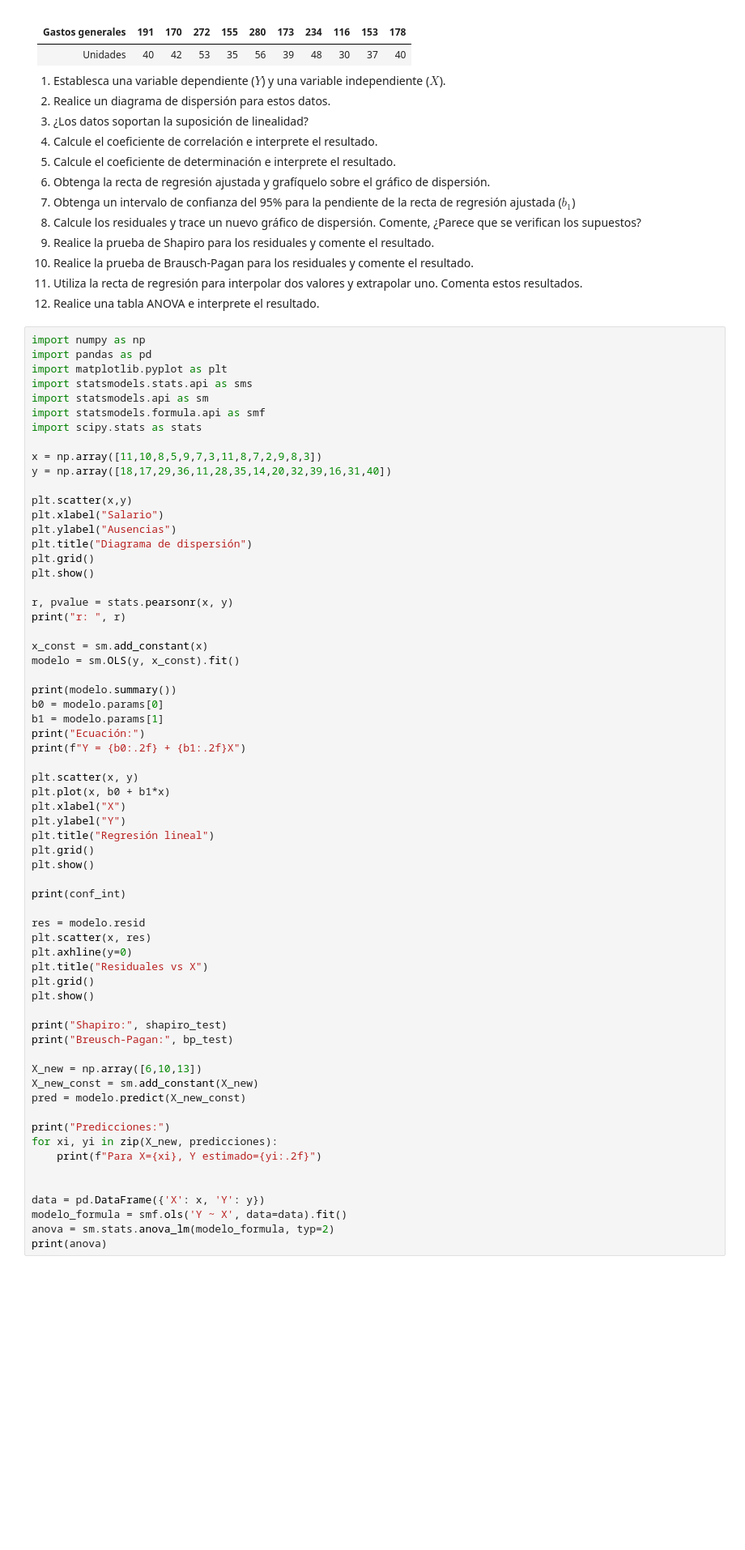
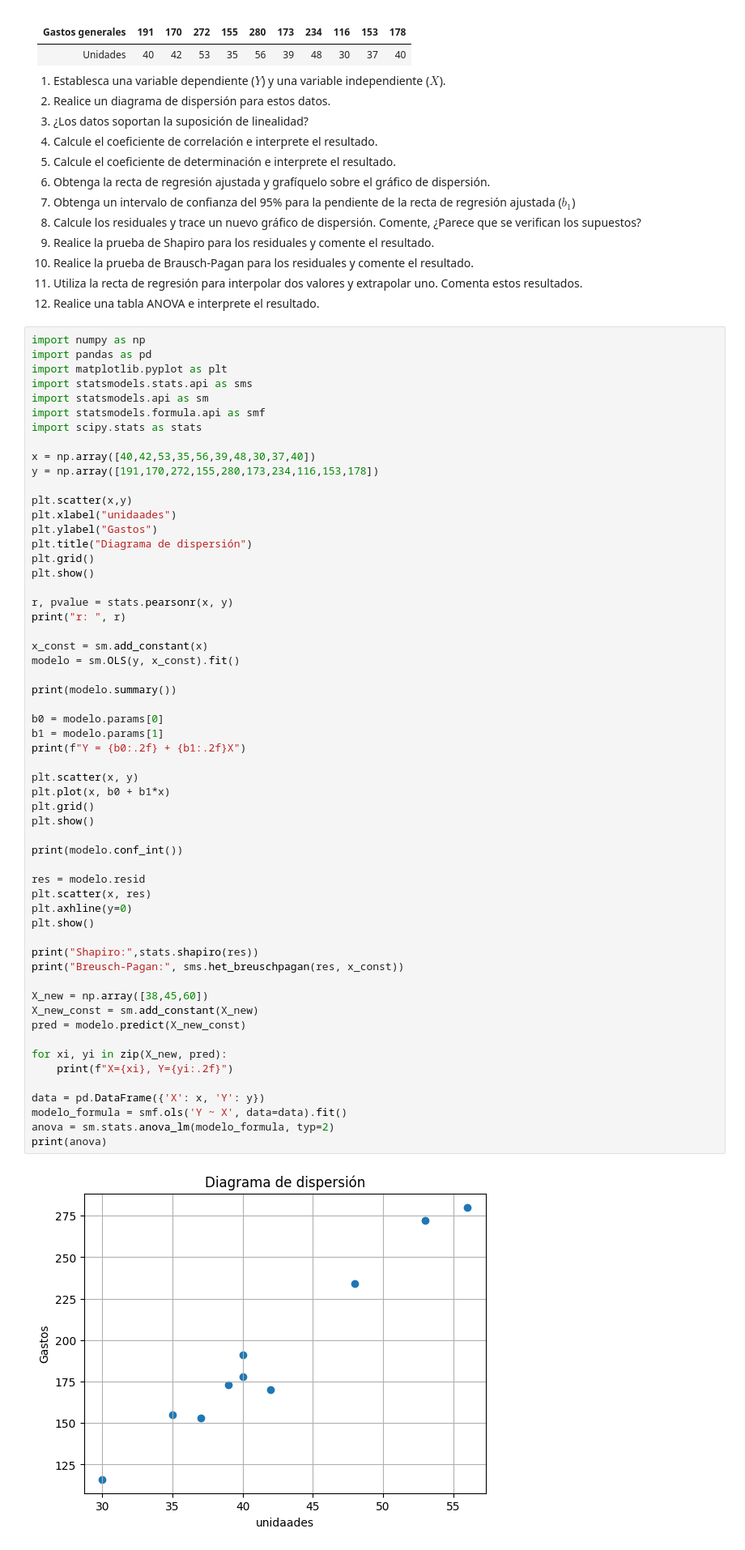
Before and after one commit to ChristianPro31/code, a Jupyter notebook: Problemario_Estadística_Inferencial_II.ipynb, the cells around one changed output. Shown at 81% size. Cells and saved outputs as stored; diff of their text form; blank space fills up the shorter version.

```diff
--- a/Problemario_Estadística_Inferencial_II.ipynb
+++ b/Problemario_Estadística_Inferencial_II.ipynb
@@ -380,12 +377,12 @@ import statsmodels.api as sm
 import statsmodels.formula.api as smf
 import scipy.stats as stats
 
-x = np.array([11,10,8,5,9,7,3,11,8,7,2,9,8,3])
-y = np.array([18,17,29,36,11,28,35,14,20,32,39,16,31,40])
+x = np.array([40,42,53,35,56,39,48,30,37,40])
+y = np.array([191,170,272,155,280,173,234,116,153,178])
 
 plt.scatter(x,y)
-plt.xlabel("Salario")
-plt.ylabel("Ausencias")
+plt.xlabel("unidaades")
+plt.ylabel("Gastos")
 plt.title("Diagrama de dispersión")
 plt.grid()
 plt.show()
@@ -394,44 +391,39 @@ r, pvalue = stats.pearsonr(x, y)
 print("r: ", r)
 
 x_const = sm.add_constant(x)
 modelo = sm.OLS(y, x_const).fit()
 
 print(modelo.summary())
+
 b0 = modelo.params[0]
 b1 = modelo.params[1]
-print("Ecuación:")
 print(f"Y = {b0:.2f} + {b1:.2f}X")
 
 plt.scatter(x, y)
 plt.plot(x, b0 + b1*x)
-plt.xlabel("X")
-plt.ylabel("Y")
-plt.title("Regresión lineal")
 plt.grid()
 plt.show()
 
-print(conf_int)
+print(modelo.conf_int())
 
 res = modelo.resid
 plt.scatter(x, res)
 plt.axhline(y=0)
-plt.title("Residuales vs X")
-plt.grid()
 plt.show()
 
-print("Shapiro:", shapiro_test)
-print("Breusch-Pagan:", bp_test)
+print("Shapiro:",stats.shapiro(res))
+print("Breusch-Pagan:", sms.het_breuschpagan(res, x_const))
 
-X_new = np.array([6,10,13])
+X_new = np.array([38,45,60])
 X_new_const = sm.add_constant(X_new)
 pred = modelo.predict(X_new_const)
 
-print("Predicciones:")
-for xi, yi in zip(X_new, predicciones):
-    print(f"Para X={xi}, Y estimado={yi:.2f}")
-
+for xi, yi in zip(X_new, pred):
+    print(f"X={xi}, Y={yi:.2f}")
 
 data = pd.DataFrame({'X': x, 'Y': y})
 modelo_formula = smf.ols('Y ~ X', data=data).fit()
 anova = sm.stats.anova_lm(modelo_formula, typ=2)
 print(anova)
+# %% [output]
+[figure, added]
```
Also changed, not shown: parts of 3 cells of this notebook.
